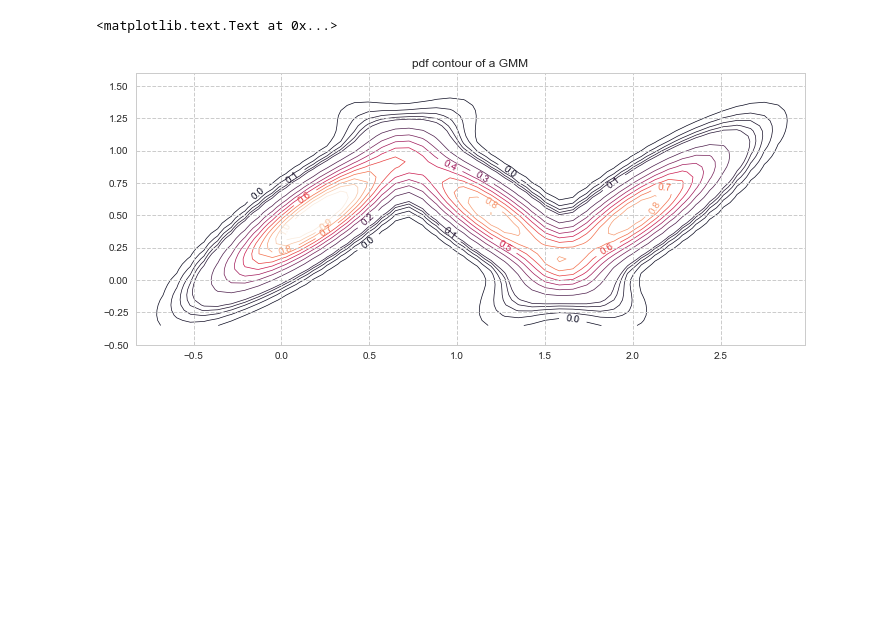
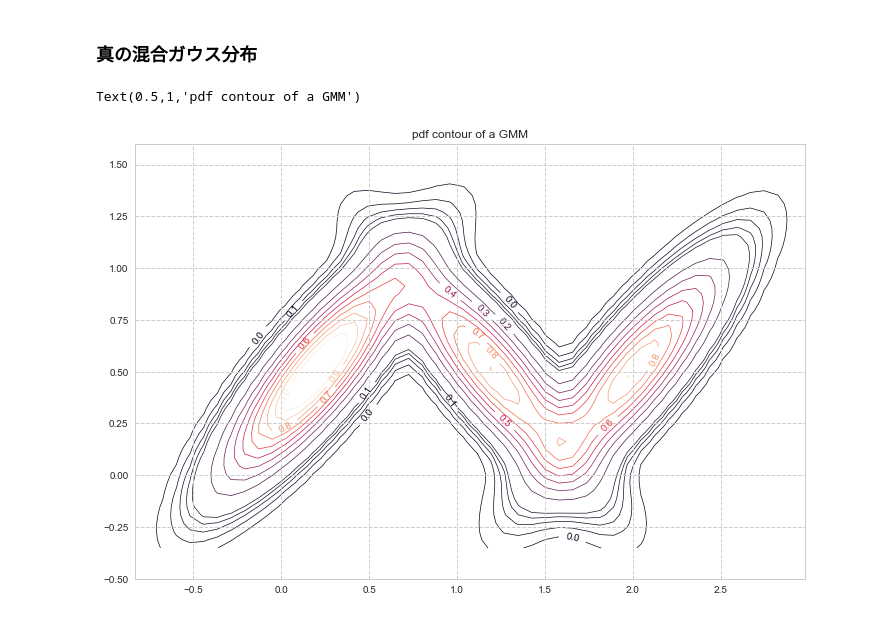
Before and after one commit to satetsu007/anomaly_detection, a Jupyter notebook: ipynb/EM-algorithm.ipynb, the cells around one changed output. Drawn from its saved outputs; the diff is of its cells as text; code cells hidden in the pictures; blank space fills up the shorter version.

Commit message:
EMアルゴリズムの実装

```diff
--- a/ipynb/EM-algorithm.ipynb
+++ b/ipynb/EM-algorithm.ipynb
@@ -97 +92,8 @@ check:  2 [ 2.   0.5] [[ 0.1    0.085]
 [figure]
+# %%
+plt.figure(figsize=(12, 5))
+for i in range(3):
+    plt.scatter(org_data[org_data[:,2]==i][:,0], org_data[org_data[:,2]==i][:,1], s=30, c="black", alpha=0.5)
+
+# drop true cluster label
+data = org_data[:,0:2].copy()
@@ -252,5 +165,0 @@ def animate(nframe):
-# %%
-plt.rcParams['animation.ffmpeg_path'] = '/usr/bin/ffmpeg'
-fig = plt.figure(figsize=(12,5))
-anim = ani.FuncAnimation(fig, animate, frames=48)
-anim.save('gmm_anim.gif', writer='imagemagick', fps=3, dpi=128)
@@ -259,0 +199,20 @@ ValueError: Cannot save animation: no writers are available. Please install ffmp
+# %%
+K = 3
+mu, sigma, pi, K, likelihood = initialize(data, K)
+likelihood
+t = 0
+# EMアルゴリズム
+while(True):
+    t += 1
+    # Eステップ
+    gamma = E_step(likelihood)
+    # Mステップ
+    mu, sigma, pi, mu_prev = M_step(data, mu, sigma, pi, K, N, D)
+    # 収束の確認
+    likelihood, diff = convergence_checking(data, mu, sigma, pi, K, likelihood)
+    if(abs(diff)<0.0001):
+        break
+
+# 可視化
+print("step:", t)
+visualize(data, mu, sigma, pi, mu_prev, K)
@@ -260,26 +222,31 @@ ValueError: Cannot save animation: no writers are available. Please install ffmp
+# %% [markdown]
+### 真の混合ガウス分布
 # %%
+max_x, min_x = np.max(data[:,0]), np.min(data[:,0])
+max_y, min_y = np.max(data[:,1]), np.min(data[:,1])
+
 mu_true = np.asanyarray(
      [[0.2, 0.5],
       [1.2, 0.5],
       [2.0, 0.5]])
 
 sigma_true = np.asanyarray(
         [ [[0.1,  0.085],[ 0.085, 0.1]],
           [[0.1, -0.085],[-0.085, 0.1]],
           [[0.1,  0.085],[ 0.085, 0.1]]
         ])
 
 
-plt.figure(figsize=(12, 5))
+plt.figure(figsize=(12, 8))
 X, Y = np.meshgrid(np.linspace(min_x, max_x), np.linspace(min_y, max_y))
 XX = np.array([X.ravel(), Y.ravel()]).T
 Z = np.sum(np.asanyarray(calc_prob_gmm(XX, mu_true, sigma_true, np.array(n)/N, K)), axis=1)
 Z = Z.reshape(X.shape)
 levels = np.r_[np.arange(0, 0.1, 0.02),np.arange(0.1, 1.1, 0.1)]
 CS = plt.contour(X, Y, Z, alpha=1, zorder=-100, linewidths=0.7, levels=levels)#[0.2, 0.4, 0.8, 1.0])
 CS.clabel(fmt='%1.1f', fontsize=10)
 plt.ylim(-0.5, 1.6)
 plt.title('pdf contour of a GMM')
 # %% [output]
-<matplotlib.text.Text at 0x...>
+Text(0.5,1,'pdf contour of a GMM')
-[figure, old version]
+[figure, new version]
```
Also changed, not shown: parts of 20 cells of this notebook, 1 other file.
